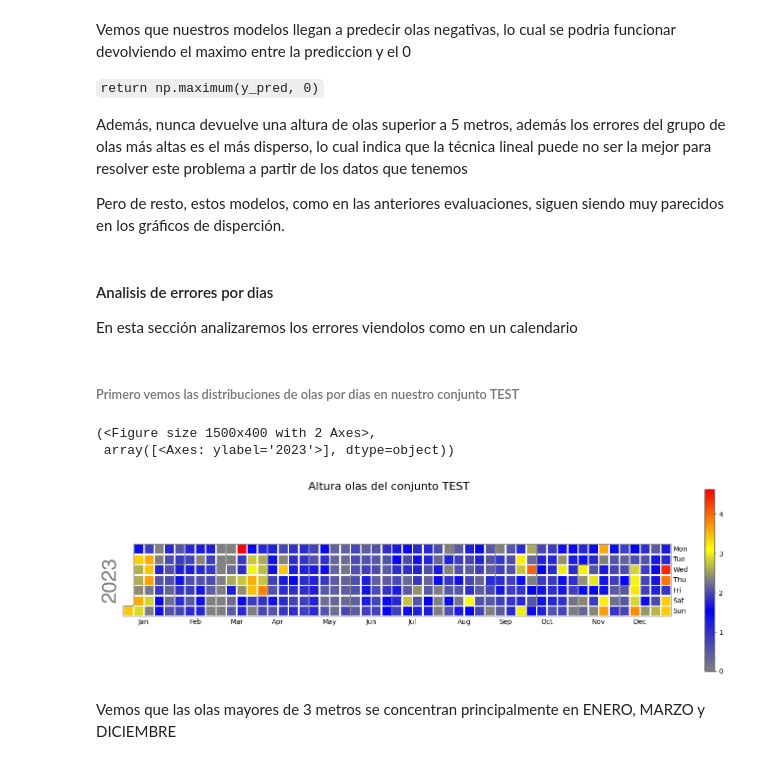
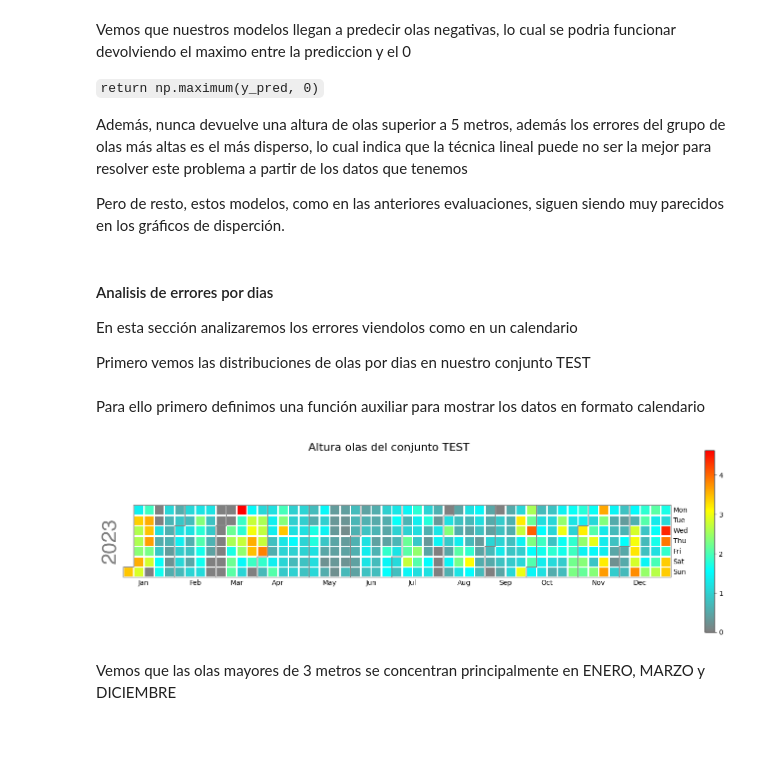
Before and after one commit to MarioBaldocchi/PD, a Jupyter notebook: modelos/evaluacion/evaluacion-lineales.ipynb, the cells around one changed output. Drawn from its saved outputs; the diff is of its cells as text; code cells hidden in the pictures; blank space fills up the shorter version.

```diff
--- a/modelos/evaluacion/evaluacion-lineales.ipynb
+++ b/modelos/evaluacion/evaluacion-lineales.ipynb
@@ -281,5 +311,7 @@ Pero de resto, estos modelos, como en las anteriores evaluaciones, siguen siendo
 #### Analisis de errores por dias
 
 En esta sección analizaremos los errores viendolos como en un calendario
+
+Primero vemos las distribuciones de olas por dias en nuestro conjunto TEST
-# %% [markdown]
-###### Primero vemos las distribuciones de olas por dias en nuestro conjunto TEST
+# %% [markdown]
+Para ello primero definimos una función auxiliar para mostrar los datos en formato calendario
@@ -286,30 +346,6 @@ En esta sección analizaremos los errores viendolos como en un calendario
 # %%
-date_height_df = pd.concat([X_test[['anio', 'mes', 'dia', 'hora']].reset_index(drop=True), y_test.reset_index(drop=True)], axis=1)
-
-date_height_df = date_height_df.rename({'anio': 'year', 'mes': 'month', 'dia': 'day', 'hora': 'hour'}, axis='columns')
-
-date_height_df.set_index(DatetimeIndex(pd.to_datetime(date_height_df[['year', 'month', 'day']])), inplace=True)
-
-date_height_df = date_height_df.drop(columns=['year', 'month', 'day'])
-
-date_height_df = date_height_df.groupby(date_height_df.index).agg({'AlturaOlas': 'mean'})
-
-# para los colores https://stackoverflow.com/questions/16834861/create-own-colormap-using-matplotlib-and-plot-color-scale
-cvals  = [0, 1, 2, 3]
-colors = ['gray', "blue", "yellow", "red"]
-
-norm=plt.Normalize(min(cvals),max(cvals))
-tuples = list(zip(map(norm,cvals), colors))
-cmap = LinearSegmentedColormap.from_list("", tuples)
-
-calplot.calplot(date_height_df.AlturaOlas,
-                suptitle = 'Altura olas del conjunto TEST',
-                suptitle_kws = {'x': 0.4, 'y': 1.0, 'fontsize': 16},
-                cmap=cmap,
-                figsize=(15,4))
+plot_calendar(X_test, y_test, 'Altura olas del conjunto TEST')
 # %% [output]
-(<Figure size 1500x400 with 2 Axes>,
- array([<Axes: ylabel='2023'>], dtype=object))
-[figure, old version]
+[figure, new version]
 # %% [markdown]
 Vemos que las olas mayores de 3 metros se concentran principalmente en ENERO, MARZO y DICIEMBRE
```
Also changed, not shown: parts of 13 cells of this notebook.
